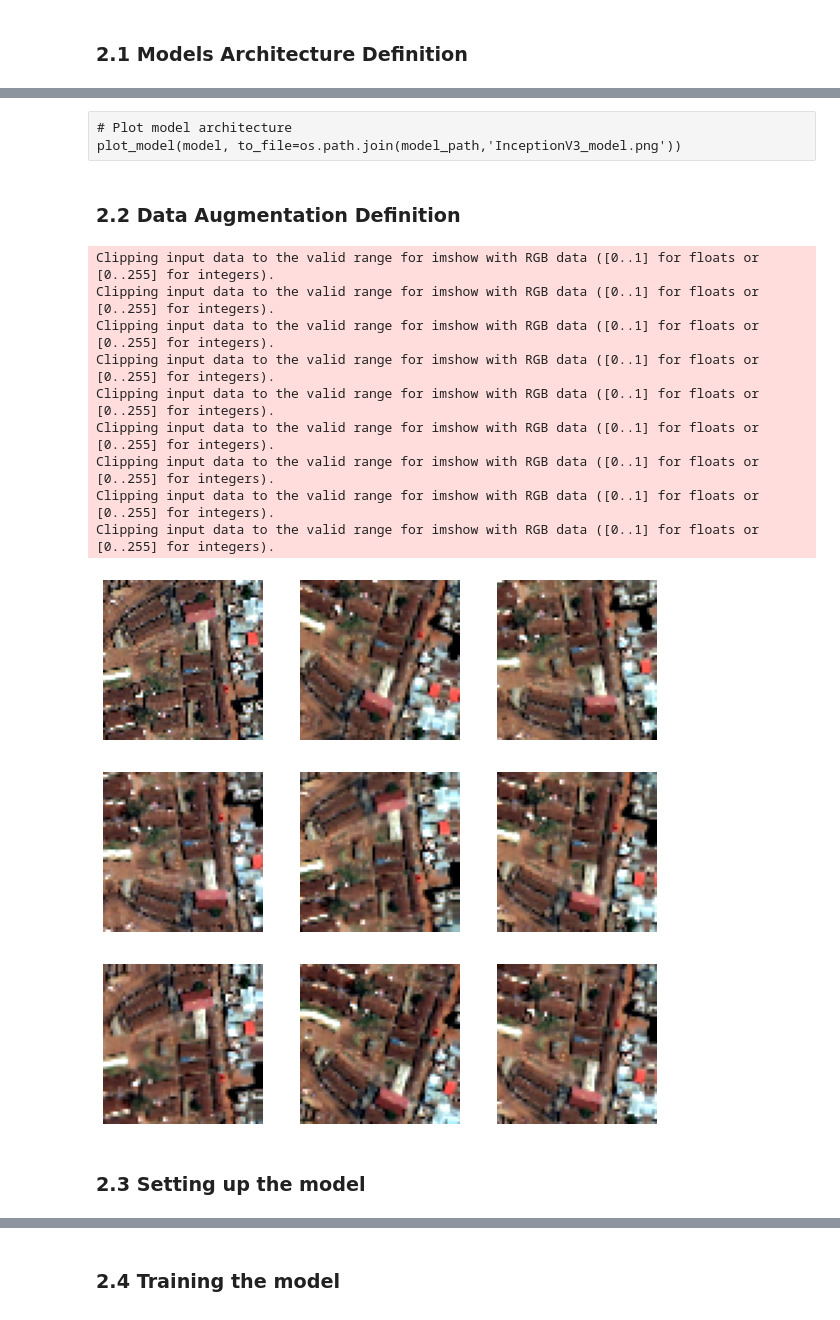
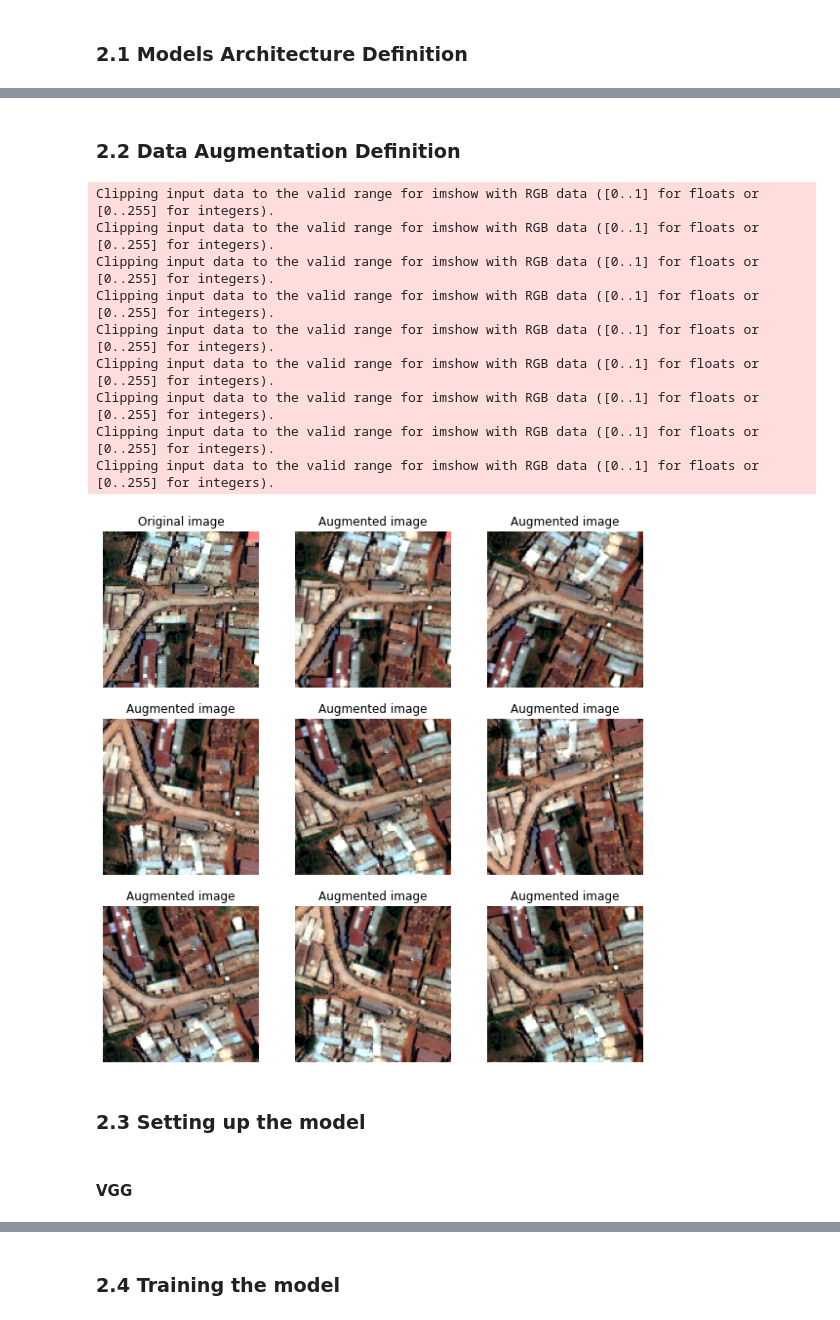
Before and after one commit to tgrippa/Partimap, a Jupyter notebook: Notebooks/CNN_model_2.ipynb, the cells around one changed output, grey strips where cells are left out. Cells and saved outputs as stored; diff of their text form; code cells hidden in the pictures.

```diff
--- a/Notebooks/CNN_model_2.ipynb
+++ b/Notebooks/CNN_model_2.ipynb
@@ -185,7 +206,7 @@ Clipping input data to the valid range for imshow with RGB data ([0..1] for floa
 # %%
 # Load the labels stored in sqlite database into a pandas DataFrame
 con = sqlite3.connect(os.path.join(label_path,"ranks_v1.sqlite"))
-query = 'SELECT "index", CAST(photo_id as INT) AS photo_id, value FROM p2b ORDER BY photo_id'
+query = 'SELECT "index", CAST(photo_id as INT) AS photo_id, value FROM p3 ORDER BY photo_id'
 df_labels = pd.read_sql_query(query, con) # perception results are stored in table 'p2b'
 # Verify that result of SQL query is stored in the dataframe
 print(df_labels.head())
@@ -200,6 +220,0 @@ con.close()
-# %%
-# Standardise the labels in the range [0-1] (Min-Max normalisation)
-df_labels['norm_value'] = (df_labels.loc[:,'value']-df_labels.loc[:,'value'].min())/(df_labels.loc[:,'value'].max()-df_labels.loc[:,'value'].min())
-print(df_labels.head())
-print('Min = %s'%round(df_labels.loc[:,'norm_value'].min(),5))
-print('Max = %s'%round(df_labels.loc[:,'norm_value'].max(),5))
@@ -218,3 +236,6 @@ scores = df_labels.loc[:,'norm_value'].values
+# %%
+# Extract the values of perception score and covert it to a 1-d array
+scores = df_labels.loc[:,'value'].values
 # %%
 # Now we need to reshape the 1-d array to a 2-d array
 scores = scores.reshape(scores.size,-1)
@@ -270,7 +291,7 @@ the proportion of training+validation and test follows the rule of thumb, 70% vs
 # %%
 # Split the inputs. Note that variable 'stack' is the X (imagery), and variable 'score' is the Y (labels).
 x_train, x_val, y_train, y_val = train_test_split(
-    stack, scores, test_size = 0.3, random_state = 65) # specify the random state to ensure replicable output across multiple function calls.
+    stack, scores, test_size = 0.1, random_state = 65) # specify the random state to ensure replicable output across multiple function calls.
 
 # Check the shape of each sub-dataset
 print(x_train.shape)
@@ -417,6 +477,3 @@ print(model.summary())
-# %% [raw]
-# Plot model architecture
-plot_model(model, to_file=os.path.join(model_path,'InceptionV3_model.png'))
 # %% [markdown]
 ### 2.2 Data Augmentation Definition
 # %%
@@ -431,30 +488,36 @@ datagen = ImageDataGenerator(
 # %%
 # Visualize the augmented data for an original image (in top left corner)
 img_idx = 154
-pic = datagen.flow(np.expand_dims(x_train[img_idx], axis=0), batch_size =1)
+plt.rcParams["figure.facecolor"] = 'w'
+pic = datagen.flow(np.expand_dims(x_train[img_idx], axis=0), batch_size =1, seed=3)
 plt.figure(figsize=(10, 10))
 for i in range(9):
     if i==0:
         ax = plt.subplot(3, 3, i + 1)
         plt.imshow(Norma_Xpercentile(x_train[img_idx]))
         plt.axis("off")
+        plt.title("Original image")
     else:
         ax = plt.subplot(3, 3, i + 1)
         batch = pic.next()
         plt.imshow(Norma_Xpercentile(batch[0]))
         plt.axis("off")
+        plt.title("Augmented image")
+plt.savefig(os.path.join(model_path,'Data_augmentation_A.png'), dpi=300, bbox_inches='tight')
 # %% [output]
 Clipping input data to the valid range for imshow with RGB data ([0..1] for floats or [0..255] for integers).
 Clipping input data to the valid range for imshow with RGB data ([0..1] for floats or [0..255] for integers).
 Clipping input data to the valid range for imshow with RGB data ([0..1] for floats or [0..255] for integers).
 Clipping input data to the valid range for imshow with RGB data ([0..1] for floats or [0..255] for integers).
 Clipping input data to the valid range for imshow with RGB data ([0..1] for floats or [0..255] for integers).
 Clipping input data to the valid range for imshow with RGB data ([0..1] for floats or [0..255] for integers).
 Clipping input data to the valid range for imshow with RGB data ([0..1] for floats or [0..255] for integers).
 Clipping input data to the valid range for imshow with RGB data ([0..1] for floats or [0..255] for integers).
 Clipping input data to the valid range for imshow with RGB data ([0..1] for floats or [0..255] for integers).
-[figure, old version]
+[figure, new version]
 # %% [markdown]
 ### 2.3 Setting up the model
+# %% [markdown]
+#### **VGG**
 # %%
 # Adam was applied as the optimizer for this model, with learning rate at 0.XXXX1
```
Also changed, not shown: parts of 54 cells of this notebook.
